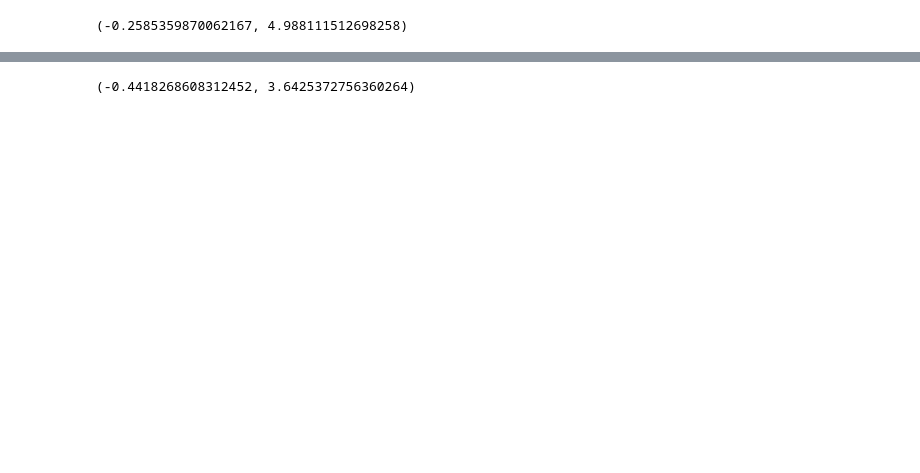
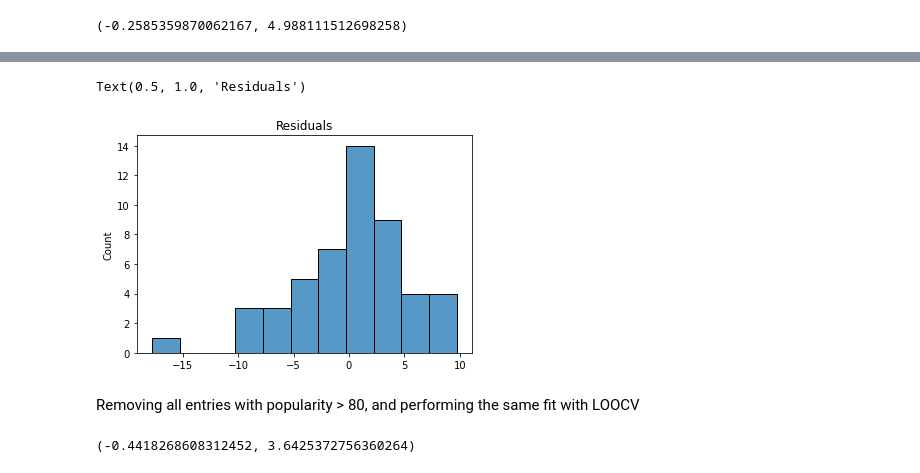
Before and after one commit to sifoss/FYS2021_1, a Jupyter notebook: assignment1.ipynb, the cells around one changed output, grey strips where cells are left out. Drawn from its saved outputs; the diff is of its cells as text; code cells hidden in the pictures; blank space fills up the shorter version.

```diff
--- a/assignment1.ipynb
+++ b/assignment1.ipynb
@@ -56 +76,8 @@ r2(target, pred_loo), RMSE(target, pred_loo)
+# %%
+sns.histplot(target-pred_loo).set_title('Residuals')
+# %% [output]
+Text(0.5, 1.0, 'Residuals')
+[figure, added]
+# %% [markdown]
+Removing all entries with popularity > 80, and performing the same fit with LOOCV
 # %%
```
Also changed, not shown: parts of 27 cells of this notebook.
